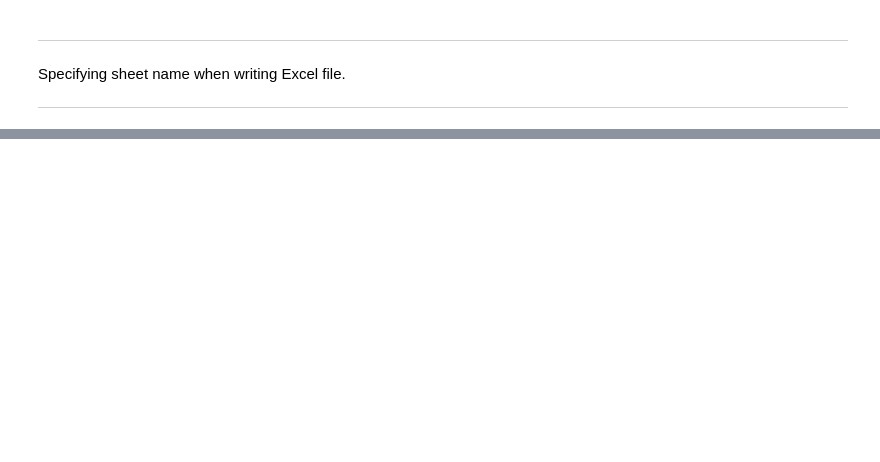
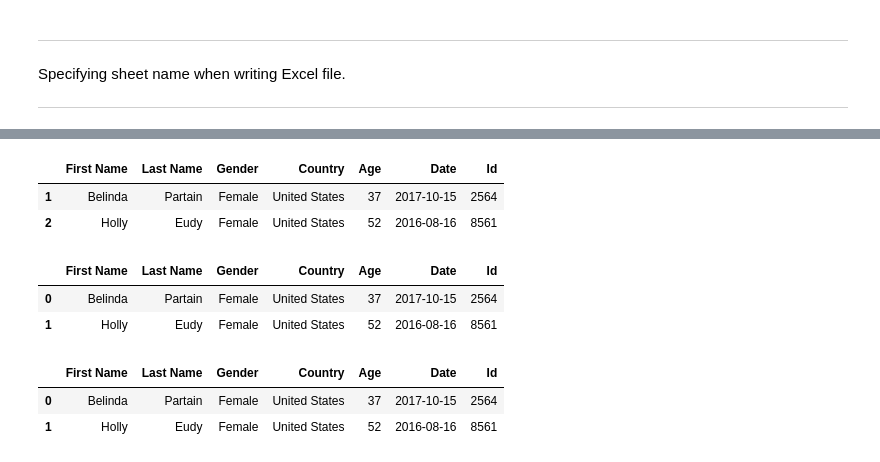
Before and after one commit to thandora/pandas-notes, a Jupyter notebook: pandas_11.ipynb, the cells around one changed output, grey strips where cells are left out. Cells and saved outputs as stored; diff of their text form; code cells hidden in the pictures; blank space fills up the shorter version.

```diff
--- a/pandas_11.ipynb
+++ b/pandas_11.ipynb
@@ -193,0 +404,18 @@ xl_file.sheet_names
+# %%
+# Let us view these text files
+jdf1 = pd.read_json("new_files/json_columns.json")
+jdf2 = pd.read_json("new_files/json_records.json", orient="records")
+jdf3 = pd.read_json("new_files/json_records_lines.json", orient="records", lines=True)
+display(jdf1)
+display(jdf2)
+display(jdf3)
+# %% [output]
+|  | First Name | Last Name | Gender | Country | Age | Date | Id |
+| 1 | Belinda | Partain | Female | United States | 37 | 2017-10-15 | 2564 |
+| 2 | Holly | Eudy | Female | United States | 52 | 2016-08-16 | 8561 |
+|  | First Name | Last Name | Gender | Country | Age | Date | Id |
+| 0 | Belinda | Partain | Female | United States | 37 | 2017-10-15 | 2564 |
+| 1 | Holly | Eudy | Female | United States | 52 | 2016-08-16 | 8561 |
+|  | First Name | Last Name | Gender | Country | Age | Date | Id |
+| 0 | Belinda | Partain | Female | United States | 37 | 2017-10-15 | 2564 |
+| 1 | Holly | Eudy | Female | United States | 52 | 2016-08-16 | 8561 |
```
Also changed, not shown: parts of 23 cells of this notebook.
